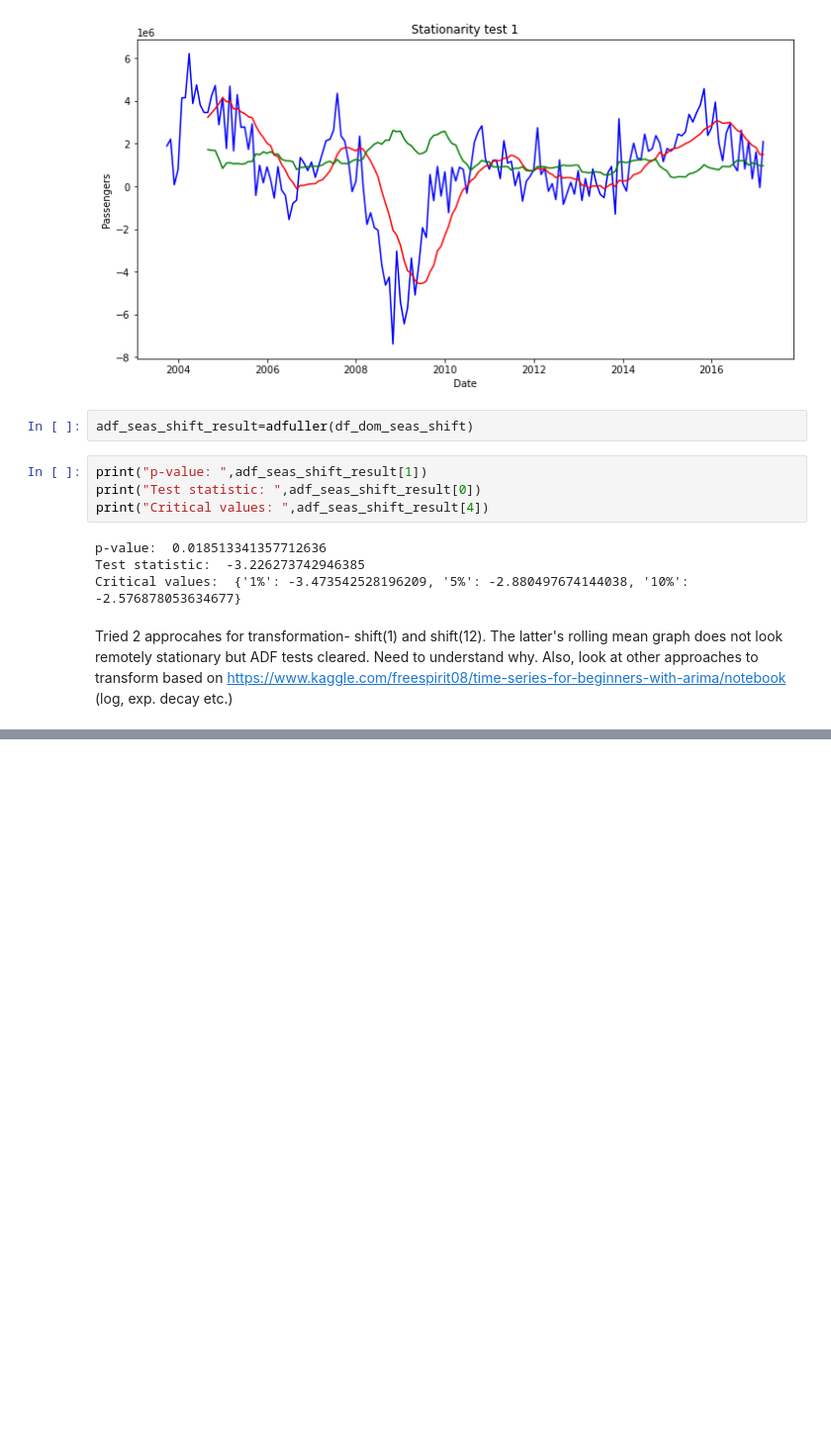
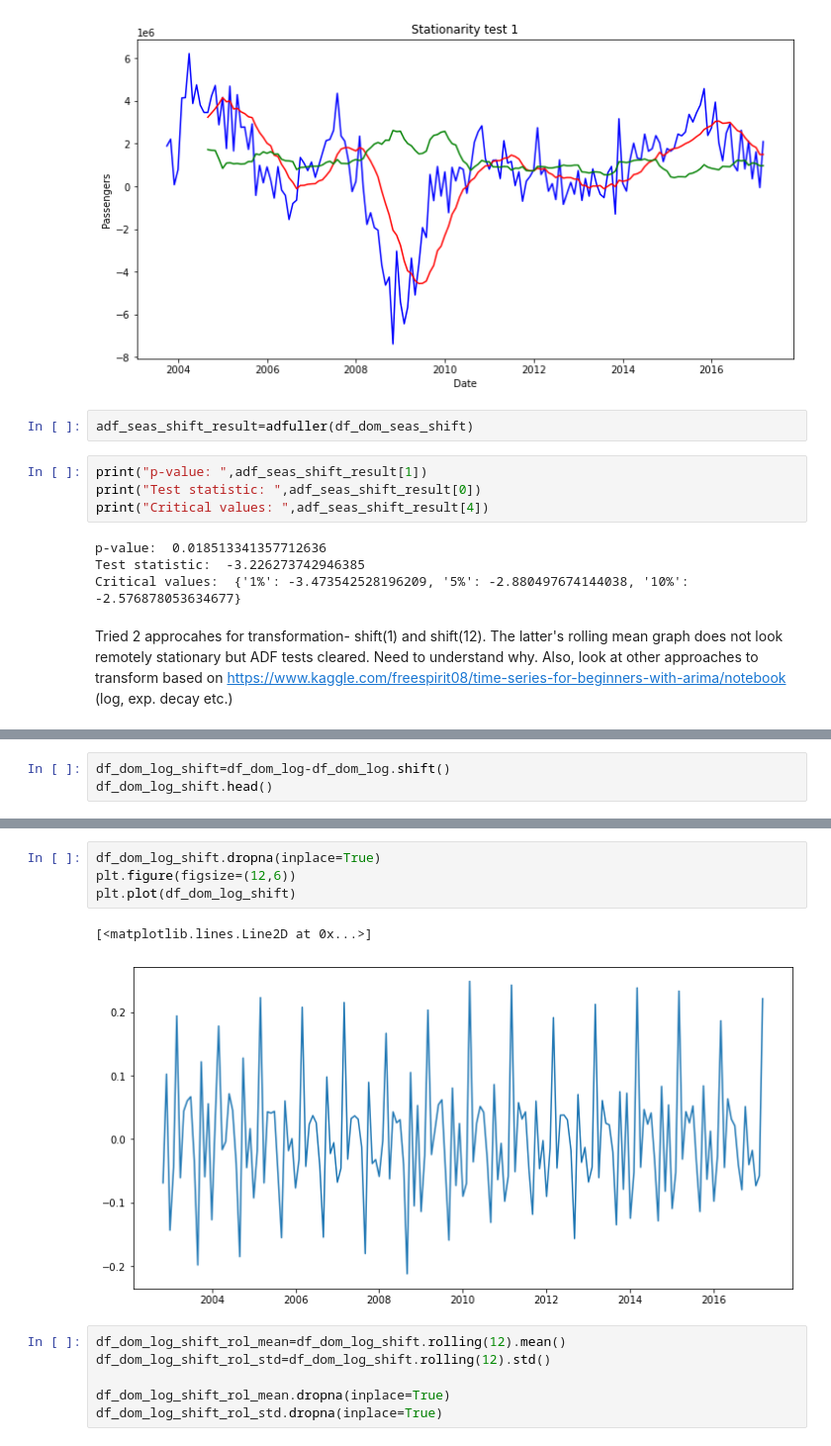
Before and after one commit to karthiksajeev94/Test, a Jupyter notebook: Time Series Forecasting.ipynb, the cells around one changed output, grey strips where cells are left out. Shown: that part at 99% size. Cells and saved outputs as stored; diff of their text form; blank space fills up the shorter version.

```diff
--- a/Time Series Forecasting.ipynb
+++ b/Time Series Forecasting.ipynb
@@ -297,0 +352,3 @@ https://www.kaggle.com/freespirit08/time-series-for-beginners-with-arima/noteboo
+# %%
+df_dom_log_shift=df_dom_log-df_dom_log.shift()
+df_dom_log_shift.head()
@@ -297,0 +363,13 @@ https://www.kaggle.com/freespirit08/time-series-for-beginners-with-arima/noteboo
+# %%
+df_dom_log_shift.dropna(inplace=True)
+plt.figure(figsize=(12,6))
+plt.plot(df_dom_log_shift)
+# %% [output]
+[<matplotlib.lines.Line2D at 0x...>]
+[figure, added]
+# %%
+df_dom_log_shift_rol_mean=df_dom_log_shift.rolling(12).mean()
+df_dom_log_shift_rol_std=df_dom_log_shift.rolling(12).std()
+
+df_dom_log_shift_rol_mean.dropna(inplace=True)
+df_dom_log_shift_rol_std.dropna(inplace=True)
```
Also changed, not shown: parts of 21 cells of this notebook.
